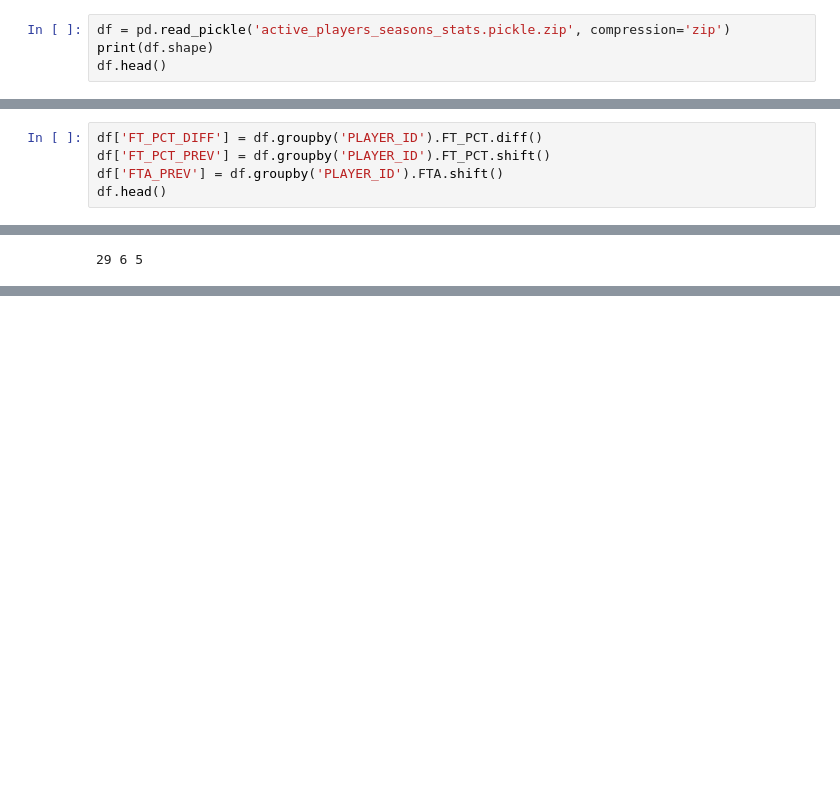
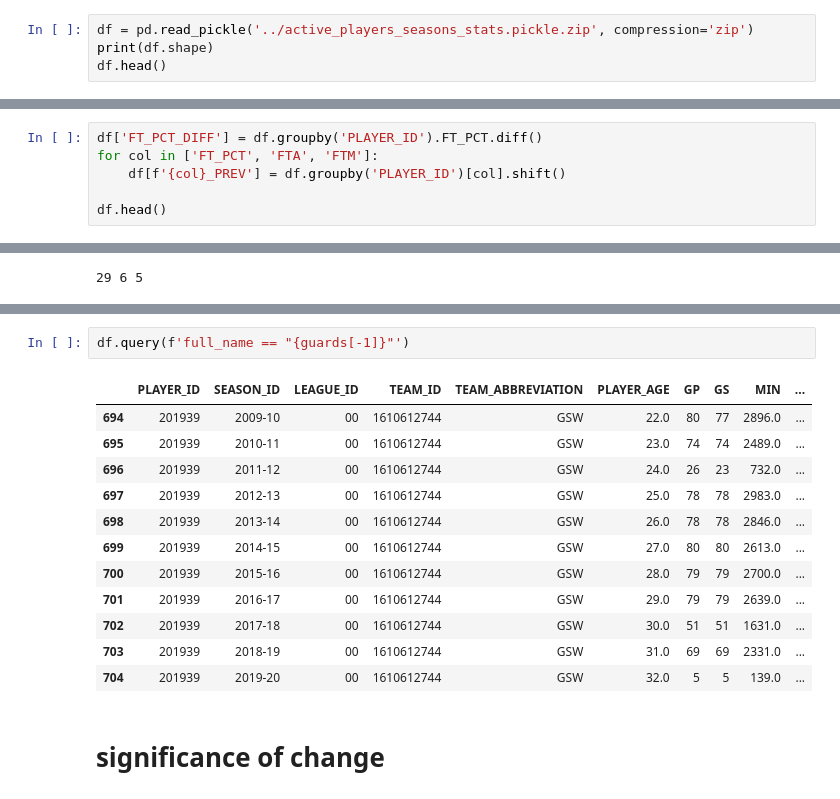
Before and after one commit to no-one2k/moisturizer, a Jupyter notebook: free_throws/free_throws_analysis.ipynb, the cells around one changed output, grey strips where cells are left out. Cells and saved outputs as stored; diff of their text form; blank space fills up the shorter version.

```diff
--- a/free_throws/free_throws_analysis.ipynb
+++ b/free_throws/free_throws_analysis.ipynb
@@ -16,7 +16,7 @@ from altair_saver import save as alt_save
 pd.set_option('max_columns', 120)
 pd.set_option('max_rows', 30)
 # %%
-df = pd.read_pickle('active_players_seasons_stats.pickle.zip', compression='zip')
+df = pd.read_pickle('../active_players_seasons_stats.pickle.zip', compression='zip')
 print(df.shape)
 df.head()
 # %% [output]
@@ -94,8 +94,9 @@ df.tail()
 | 2084 | 1629760 | 2019-20 | 00 | 1610612739 | CLE | 23.0 | 4 | 0 | 19.0 | ... |
 # %%
 df['FT_PCT_DIFF'] = df.groupby('PLAYER_ID').FT_PCT.diff()
-df['FT_PCT_PREV'] = df.groupby('PLAYER_ID').FT_PCT.shift()
-df['FTA_PREV'] = df.groupby('PLAYER_ID').FTA.shift()
+for col in ['FT_PCT', 'FTA', 'FTM']:
+    df[f'{col}_PREV'] = df.groupby('PLAYER_ID')[col].shift()
+
 df.head()
 # %% [output]
 |  | PLAYER_ID | SEASON_ID | LEAGUE_ID | TEAM_ID | TEAM_ABBREVIATION | PLAYER_AGE | GP | GS | MIN | ... |
@@ -298,3 +299,20 @@ plot_hist(hist)
 # %% [output]
 19 4 5
 [interactive output not drawn]
+# %%
+df.query(f'full_name == "{guards[-1]}"')
+# %% [output]
+|  | PLAYER_ID | SEASON_ID | LEAGUE_ID | TEAM_ID | TEAM_ABBREVIATION | PLAYER_AGE | GP | GS | MIN | ... |
+| 694 | 201939 | 2009-10 | 00 | 1610612744 | GSW | 22.0 | 80 | 77 | 2896.0 | ... |
+| 695 | 201939 | 2010-11 | 00 | 1610612744 | GSW | 23.0 | 74 | 74 | 2489.0 | ... |
+| 696 | 201939 | 2011-12 | 00 | 1610612744 | GSW | 24.0 | 26 | 23 | 732.0 | ... |
+| 697 | 201939 | 2012-13 | 00 | 1610612744 | GSW | 25.0 | 78 | 78 | 2983.0 | ... |
+| 698 | 201939 | 2013-14 | 00 | 1610612744 | GSW | 26.0 | 78 | 78 | 2846.0 | ... |
+| 699 | 201939 | 2014-15 | 00 | 1610612744 | GSW | 27.0 | 80 | 80 | 2613.0 | ... |
+| 700 | 201939 | 2015-16 | 00 | 1610612744 | GSW | 28.0 | 79 | 79 | 2700.0 | ... |
+| 701 | 201939 | 2016-17 | 00 | 1610612744 | GSW | 29.0 | 79 | 79 | 2639.0 | ... |
+| 702 | 201939 | 2017-18 | 00 | 1610612744 | GSW | 30.0 | 51 | 51 | 1631.0 | ... |
+| 703 | 201939 | 2018-19 | 00 | 1610612744 | GSW | 31.0 | 69 | 69 | 2331.0 | ... |
+| 704 | 201939 | 2019-20 | 00 | 1610612744 | GSW | 32.0 | 5 | 5 | 139.0 | ... |
+# %% [markdown]
+# significance of change
```
Also changed, not shown: parts of 11 cells of this notebook, 3 other files.
